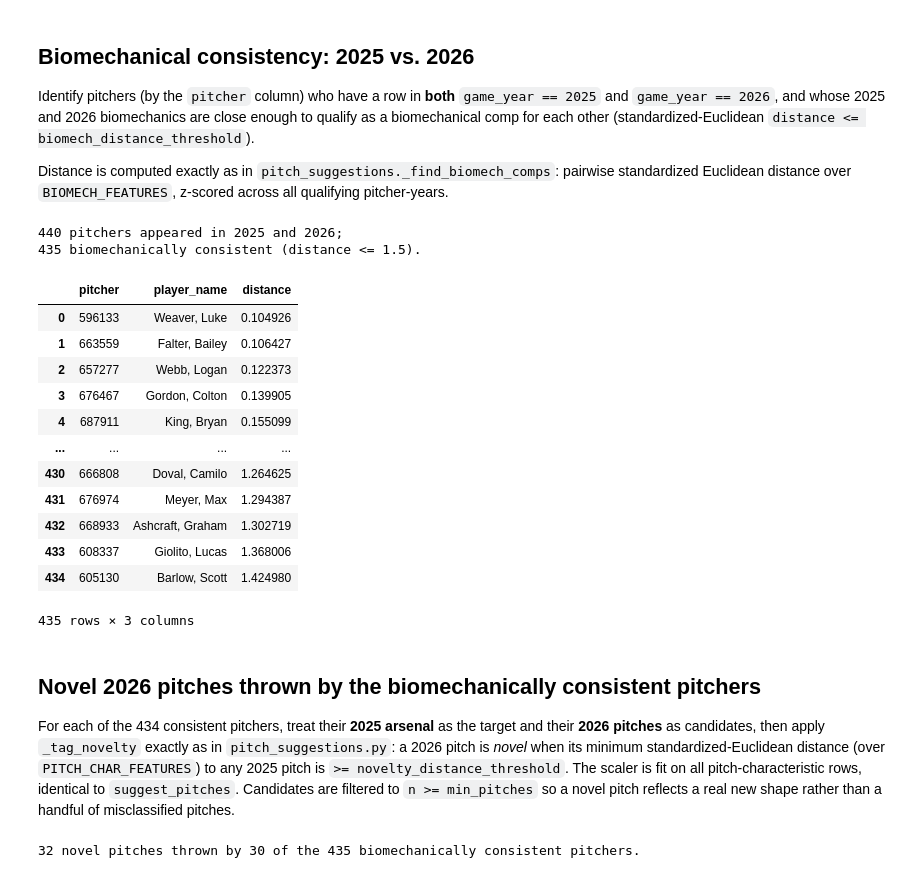
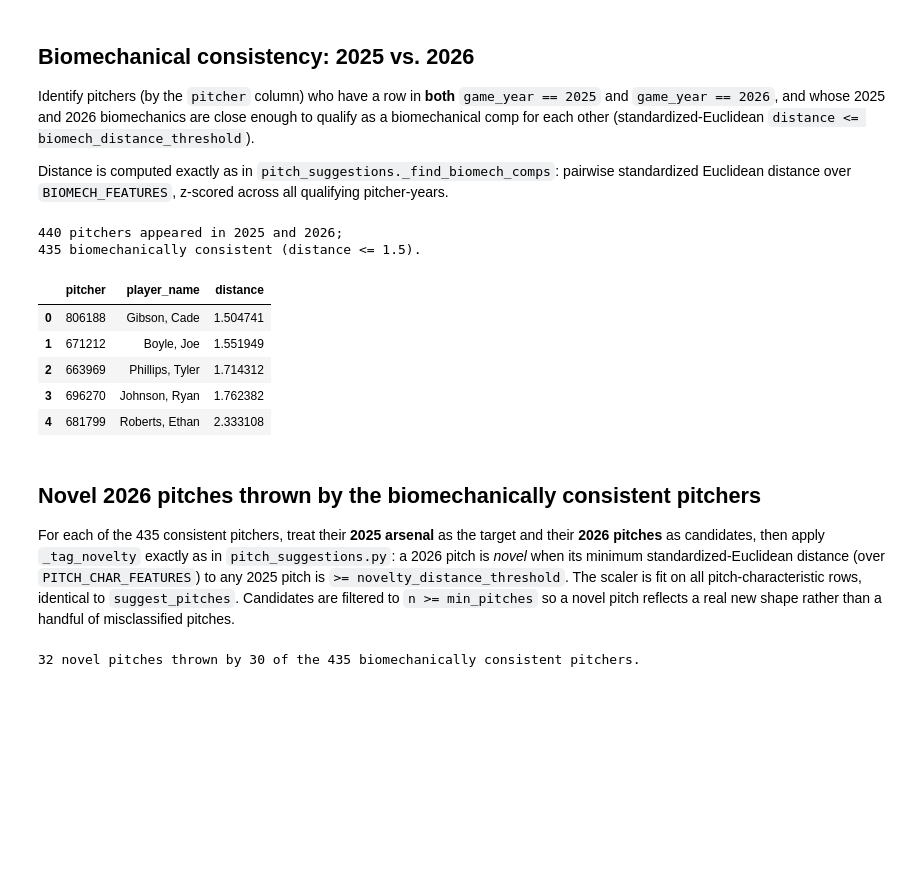
Before and after one commit to simontodreas/mlb-pitch-loadout, a Jupyter notebook: 2026 Validation.ipynb, the cells around one changed output. Drawn from its saved outputs; the diff is of its cells as text; code cells hidden in the pictures; blank space fills up the shorter version.

```diff
--- a/2026 Validation.ipynb
+++ b/2026 Validation.ipynb
@@ -51,45 +51,46 @@ biomech_dist = compute_euclidean_distances(
 # %%
 # Keep self-pairs (same pitcher) that span the 2025 and 2026 seasons.
 same_pitcher = biomech_dist['pitcher1'] == biomech_dist['pitcher2']
 spans_25_26  = (
     ((biomech_dist['game_year1'] == 2025) & (biomech_dist['game_year2'] == 2026)) |
     ((biomech_dist['game_year1'] == 2026) & (biomech_dist['game_year2'] == 2025))
 )
 
 self_pairs = biomech_dist[same_pitcher & spans_25_26].copy()
 
 # A pitcher is biomechanically consistent if their 2025 and 2026 rows are within threshold.
 consistent_pitchers = (
     self_pairs[self_pairs['distance'] <= biomech_distance_threshold]
     .rename(columns={'pitcher1': 'pitcher', 'player_name1': 'player_name'})
     [['pitcher', 'player_name', 'distance']]
     .sort_values('distance')
     .reset_index(drop=True)
 )
 
+inconsistent_pitchers = (
+    self_pairs[self_pairs['distance'] > biomech_distance_threshold]
+    .rename(columns={'pitcher1': 'pitcher', 'player_name1': 'player_name'})
+    [['pitcher', 'player_name', 'distance']]
+    .sort_values('distance')
+    .reset_index(drop=True)
+)
+
 print(f"{len(self_pairs)} pitchers appeared in 2025 and 2026; \n"
       f"{len(consistent_pitchers)} biomechanically consistent (distance <= {biomech_distance_threshold}).")
-consistent_pitchers
+inconsistent_pitchers
 # %% [output]
 440 pitchers appeared in 2025 and 2026;
 435 biomechanically consistent (distance <= 1.5).
 |  | pitcher | player_name | distance |
-| 0 | 596133 | Weaver, Luke | 0.104926 |
-| 1 | 663559 | Falter, Bailey | 0.106427 |
-| 2 | 657277 | Webb, Logan | 0.122373 |
-| 3 | 676467 | Gordon, Colton | 0.139905 |
-| 4 | 687911 | King, Bryan | 0.155099 |
-| ... | ... | ... | ... |
-| 430 | 666808 | Doval, Camilo | 1.264625 |
-| 431 | 676974 | Meyer, Max | 1.294387 |
-| 432 | 668933 | Ashcraft, Graham | 1.302719 |
-| 433 | 608337 | Giolito, Lucas | 1.368006 |
-| 434 | 605130 | Barlow, Scott | 1.424980 |
+| 0 | 806188 | Gibson, Cade | 1.504741 |
+| 1 | 671212 | Boyle, Joe | 1.551949 |
+| 2 | 663969 | Phillips, Tyler | 1.714312 |
+| 3 | 696270 | Johnson, Ryan | 1.762382 |
+| 4 | 681799 | Roberts, Ethan | 2.333108 |
-435 rows × 3 columns
 # %% [markdown]
 ## Novel 2026 pitches thrown by the biomechanically consistent pitchers
 
-For each of the 434 consistent pitchers, treat their **2025 arsenal** as the target and their
+For each of the 435 consistent pitchers, treat their **2025 arsenal** as the target and their
 **2026 pitches** as candidates, then apply `_tag_novelty` exactly as in `pitch_suggestions.py`:
 a 2026 pitch is *novel* when its minimum standardized-Euclidean distance (over `PITCH_CHAR_FEATURES`)
 to any 2025 pitch is `>= novelty_distance_threshold`. The scaler is fit on all pitch-characteristic
```
Also changed, not shown: parts of 3 cells of this notebook, 1 other file.
